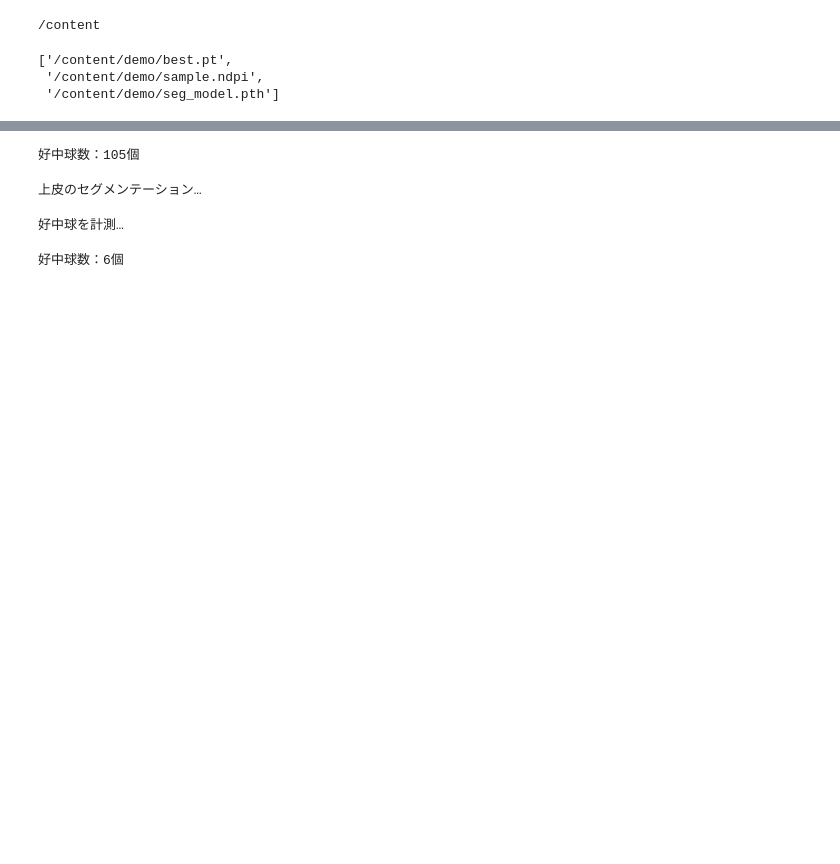
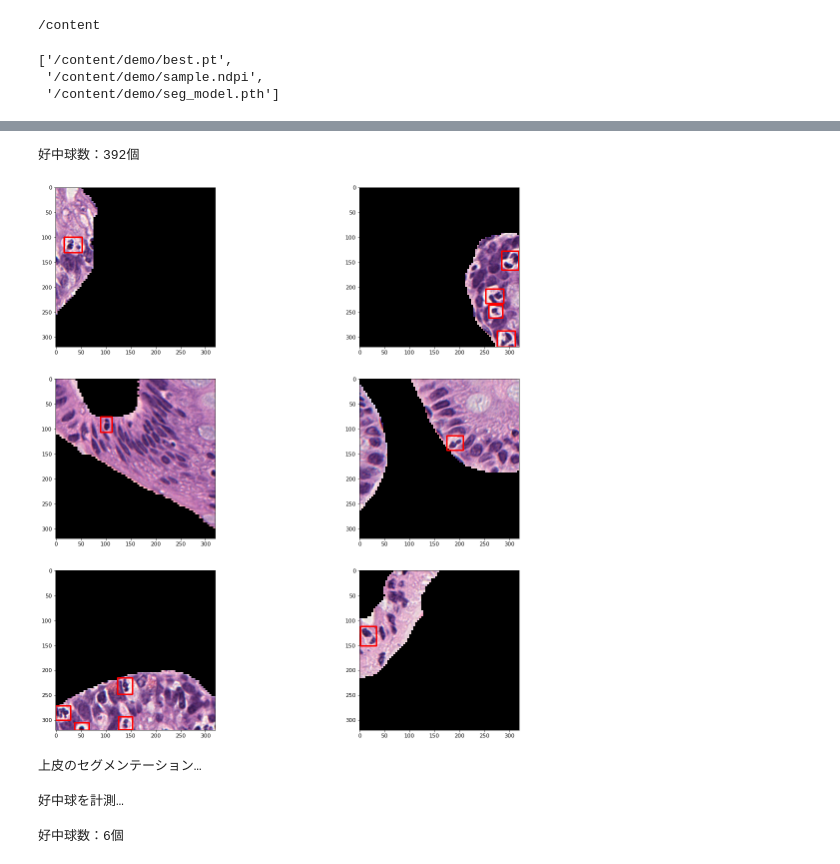
Before and after one commit to junfrankohara/neutrophils_detection, a Jupyter notebook: neutrophils_detection.ipynb, the cells around one changed output, grey strips where cells are left out. Drawn from its saved outputs; the diff is of its cells as text; code cells hidden in the pictures; blank space fills up the shorter version.

```diff
--- a/neutrophils_detection.ipynb
+++ b/neutrophils_detection.ipynb
@@ -177,4 +221,6 @@ plt.imshow(detect_epi)
 # %%
+# 検出した上皮内に浸潤した好中球を検出し、合計数を表示。
+
 def crop_to_tile(img, tile_size):
     img=img[:int(img.shape[0]/tile_size)*tile_size, :int(img.shape[1]/tile_size)*tile_size]
     crop_array=img.reshape(int(img.shape[0]/tile_size),tile_size,int((img.shape[1])/tile_size),tile_size)
@@ -184,15 +230,16 @@ def crop_to_tile(img, tile_size):
 
 bai=32
 
+pre_list=[]
 epi_masks=crop_to_tile(detect_epi, 160)
 neurophils=0
 
 for i in tqdm(range(len(epi_masks))):
   if epi_masks[i].sum() > 100:
-    # 間質成分と上皮成分が存在するlevl0相当の320pixのタイルを取り出す
+    # 上皮成分が存在するlevl0相当の320pixのタイルを取り出す
     width_bin=int(i%(detect_epi.shape[1]/160))
     height_bin=int(i//(detect_epi.shape[1]/160))
-    crop_position=(int(position[1]*bai)+width_bin*320, int(position[2]*bai+height_bin*320))
+    crop_position=(int(position[0]*bai)+width_bin*320, int(position[1]*bai+height_bin*320))
     img = slide.read_region((crop_position), 0, (320,320))
     img_array = np.array(img)
     img_array=np.array(img_array[:,:,0:3])
@@ -204,10 +251,25 @@ for i in tqdm(range(len(epi_masks))):
     neu_bb= neu_result.xyxy[0].to('cpu').detach().numpy().copy()
     # 好中球数のカウント
     neurophils= neurophils + (len(neu_bb))
-
+    #見つけた好中球を示した画像をリストに入れる
+    if len(neu_bb) > 0:
+      for box in range(len(neu_bb)):
+        cv2.rectangle(epi_tile,(int(neu_bb[box][0]), int(neu_bb[box][1])),(int(neu_bb[box][2]),int(neu_bb[box][3])), (255,0,0) , thickness=2)
+      pre_list.append(epi_tile)
 print("好中球数："+ str(neurophils) + "個")
 # %% [output]
-好中球数：105個
+好中球数：392個
+# %%
+# 検出した好中球をランダムに6枚えらんで表示
+
+import random
+plt.rcParams['figure.figsize'] = (20.0, 20.0)
+fig, axes = plt.subplots(nrows=3, ncols=2)
+index_list=[random.randint(0, len(pre_list)) for p in range(0, 6)]
+for j in range(6):
+    axes[j//2, j%2].imshow(pre_list[index_list[j]])
+# %% [output]
+[figure, added]
 # %%
 # 次に2つ目をカウントしてみる
 bx=1
```
Also changed, not shown: parts of 13 cells of this notebook.
